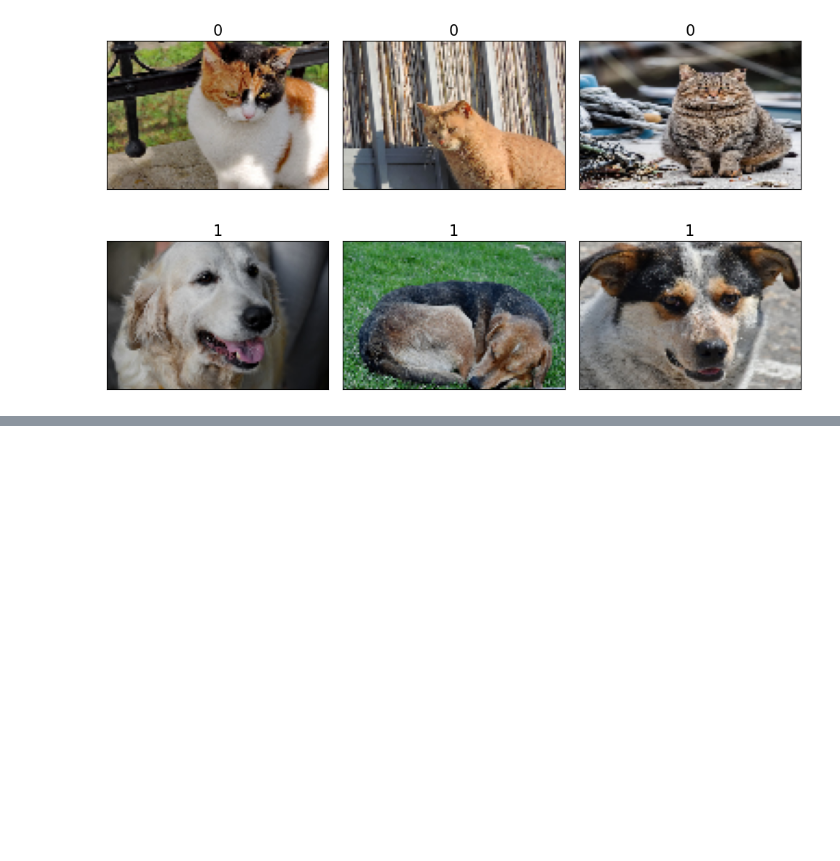
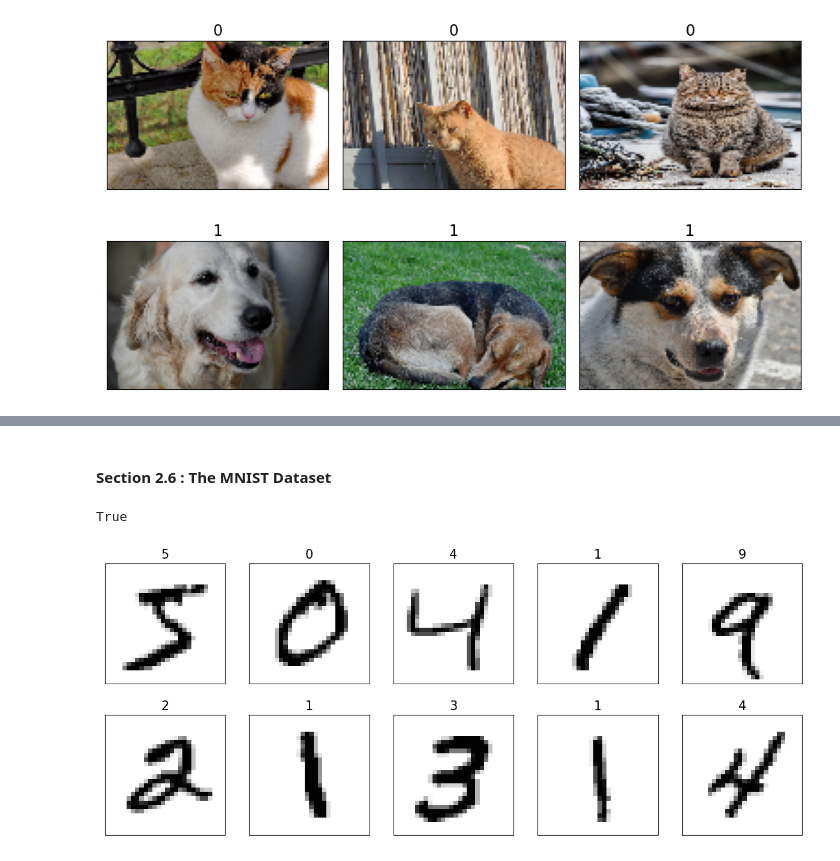
Before and after one commit to Consistent-Milk/data_science, a Jupyter notebook: Chapter 12/Notes.ipynb, the cells around one changed output, grey strips where cells are left out. Saved outputs shown, nothing was run; the diff lists cells and outputs as text; code cells hidden in the pictures; blank space fills up the shorter version.

```diff
--- a/Chapter 12/Notes.ipynb
+++ b/Chapter 12/Notes.ipynb
@@ -415,0 +475,25 @@ celeba_dataset = datasets.CelebA(
+# %% [markdown]
+#### Section 2.6 : The MNIST Dataset
+# %%
+# MNIST dataset with download set to false
+mnist_dataset = datasets.MNIST(
+    image_path,
+    'train',
+    download=False
+)
+print(isinstance(mnist_dataset, Dataset))
+# %% [output]
+True
+# %%
+# Visualizing the MNIST Dataset
+fig = plt.figure(figsize=(15, 6))
+for i, (image, label) in islice(enumerate(mnist_dataset), 10):
+    ax = fig.add_subplot(2, 5, i + 1)
+    ax.set_xticks([])
+    ax.set_yticks([])
+    ax.imshow(image, cmap='gray_r')
+    ax.set_title(f'{label}', size=15)
+plt.savefig("./Results/4_MNIST_Dataset.png")
+plt.show()
+# %% [output]
+[figure, added]
```
Also changed, not shown: parts of 8 cells of this notebook, 5 other files.
